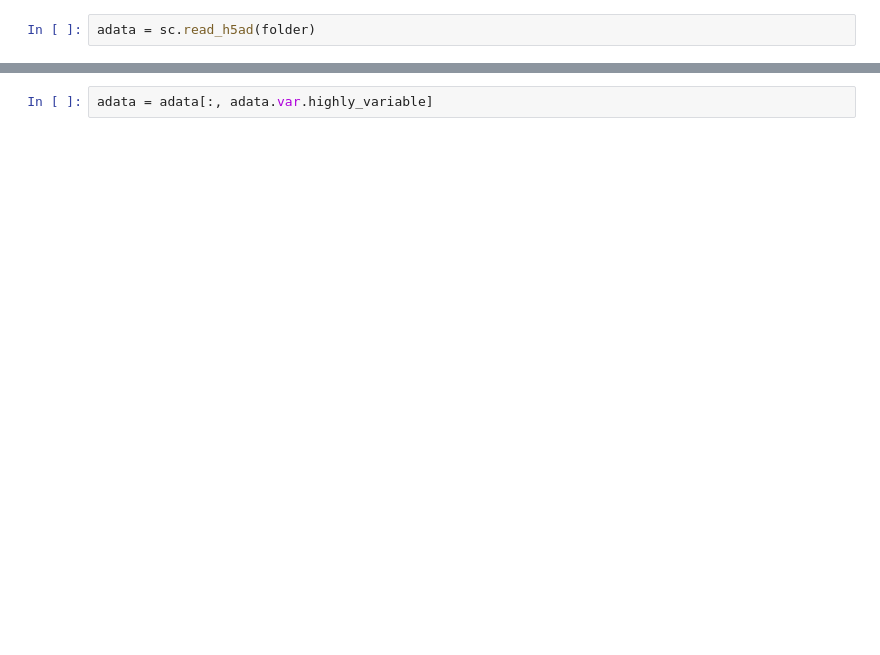
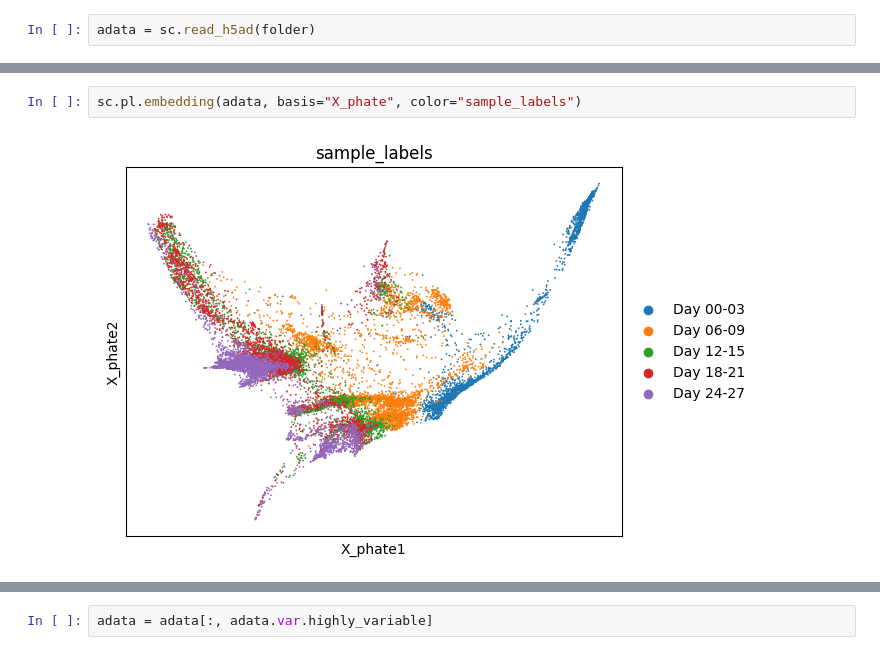
Before and after one commit to theislab/FlatVI, a Jupyter notebook: notebooks/preprocessing_and_exploration/eb/eb_preprocessing.ipynb, the cells around one changed output, grey strips where cells are left out. Cells and saved outputs as stored; diff of their text form; blank space fills up the shorter version.

```diff
--- a/notebooks/preprocessing_and_exploration/eb/eb_preprocessing.ipynb
+++ b/notebooks/preprocessing_and_exploration/eb/eb_preprocessing.ipynb
@@ -9,0 +63,4 @@ adata = sc.read_h5ad(folder)
+# %%
+sc.pl.embedding(adata, basis="X_phate", color="sample_labels")
+# %% [output]
+[figure, added]
```
Also changed, not shown: parts of 30 cells of this notebook, 32 other files.
